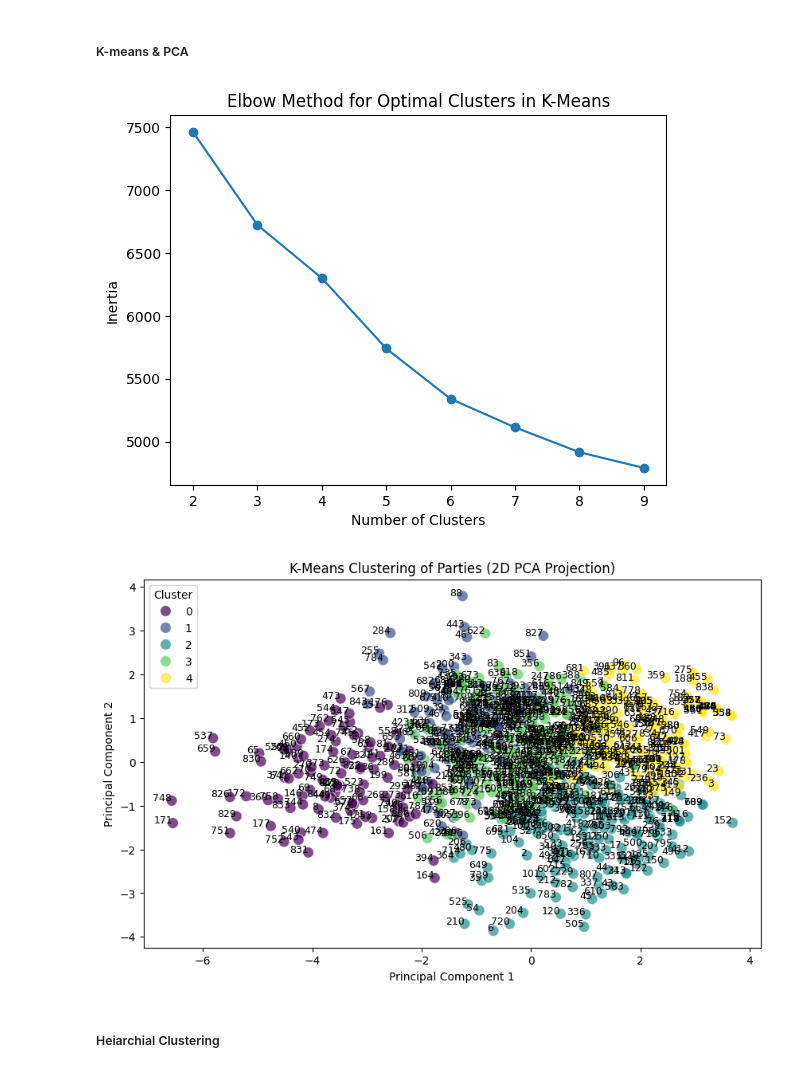
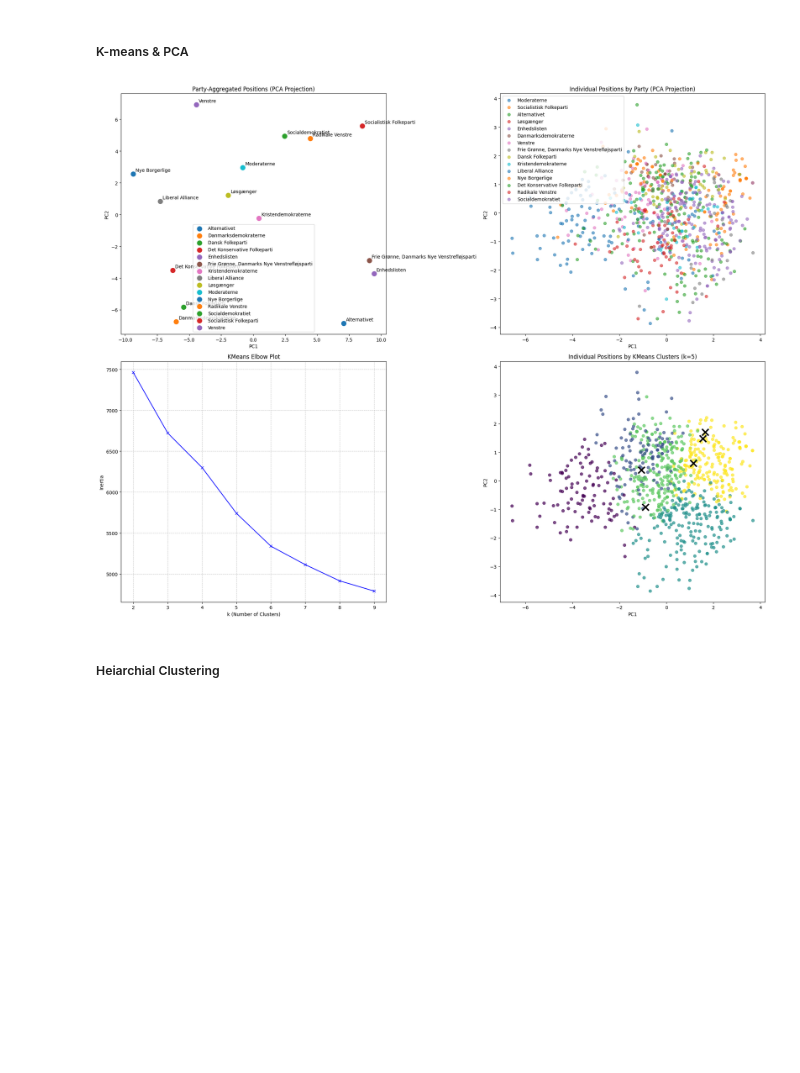
Before and after one commit to CuDevlin/Machine-Learning-Assignments, a Jupyter notebook: PA5/5. Candidate Test 2022 II.ipynb, the cells around one changed output. Cells and saved outputs as stored; diff of their text form; code cells hidden in the pictures; blank space fills up the shorter version.

```diff
--- a/PA5/5. Candidate Test 2022 II.ipynb
+++ b/PA5/5. Candidate Test 2022 II.ipynb
@@ -197,46 +197,73 @@ Party encoding mapping: {9: 'Moderaterne', 13: 'Socialistisk Folkeparti', 0: 'Al
 # %%
 from sklearn.decomposition import PCA
 from sklearn.cluster import KMeans
 import matplotlib.pyplot as plt
 import seaborn as sns
 
-# Perform K-Means clustering (try a range of clusters to find optimal number)
+# Set up a 2x2 plot layout
+fig, axs = plt.subplots(2, 2, figsize=(20, 16))
+
+# 1. Party Positions Aggregated Before PCA
+party_positions = party_answers.groupby('parti').mean()  # Aggregated by party
+pca = PCA(n_components=2)
+party_pca = pca.fit_transform(party_positions)
+
+# Plot aggregated positions by party
+for i, party in enumerate(party_positions.index):
+    axs[0, 0].scatter(party_pca[i, 0], party_pca[i, 1], s=100, label=party)
+    axs[0, 0].annotate(party, (party_pca[i, 0], party_pca[i, 1]), xytext=(5, 5), textcoords='offset points')
+axs[0, 0].set_title('Party-Aggregated Positions (PCA Projection)')
+axs[0, 0].set_xlabel('PC1')
+axs[0, 0].set_ylabel('PC2')
+axs[0, 0].legend(loc='best')
+
+# 2. Individual Positions by Party (PCA Projection)
+# Reduce the dimensionality of the individual data
+individual_pca = pca.fit_transform(party_answers[filtered_question_columns])
+
+for party in party_answers['parti'].unique():
+    mask = party_answers['parti'] == party
+    axs[0, 1].scatter(individual_pca[mask, 0], individual_pca[mask, 1], alpha=0.6, label=party)
+axs[0, 1].set_title('Individual Positions by Party (PCA Projection)')
+axs[0, 1].set_xlabel('PC1')
+axs[0, 1].set_ylabel('PC2')
+axs[0, 1].legend(loc='best')
+
+# 3. KMeans Elbow Plot
 inertia = []
-for k in range(2, 10):
+K = range(2, 10)  # Testing a range of k values from 2 to 9
+
+for k in K:
     kmeans = KMeans(n_clusters=k, random_state=42)
     kmeans.fit(party_answers[filtered_question_columns])
     inertia.append(kmeans.inertia_)
 
-# Plot inertia to help identify the optimal number of clusters
-plt.plot(range(2, 10), inertia, marker='o')
-plt.title('Elbow Method for Optimal Clusters in K-Means')
-plt.xlabel('Number of Clusters')
-plt.ylabel('Inertia')
-plt.show()
+# Plot inertia values to find the "elbow"
+axs[1, 0].plot(K, inertia, 'bx-')
+axs[1, 0].set_xlabel('k (Number of Clusters)')
+axs[1, 0].set_ylabel('Inertia')
+axs[1, 0].set_title('KMeans Elbow Plot')
+axs[1, 0].grid(True, linestyle='--', alpha=0.7)
 
-# Reduce the dimensionality of the data to 2D for visualization
-pca = PCA(n_components=2)
-reduced_data = pca.fit_transform(party_answers[filtered_question_columns])
-
-# Perform K-Means clustering with optimal clusters
-kmeans = KMeans(n_clusters=5, random_state=42)
+# 4. Individual Positions by KMeans Clusters (PCA Projection)
+# Perform KMeans with an optimal number of clusters (e.g., 5)
+optimal_k = 5
+kmeans = KMeans(n_clusters=optimal_k, random_state=42)
 kmeans_labels = kmeans.fit_predict(party_answers[filtered_question_columns])
 
-# Plot the 2D projection with clusters
-plt.figure(figsize=(10, 6))
-sns.scatterplot(x=reduced_data[:, 0], y=reduced_data[:, 1], hue=kmeans_labels, palette="viridis", s=100, alpha=0.7)
-plt.title("K-Means Clustering of Parties (2D PCA Projection)")
-plt.xlabel("Principal Component 1")
-plt.ylabel("Principal Component 2")
+# Plot individual positions with KMeans clusters
+scatter = axs[1, 1].scatter(individual_pca[:, 0], individual_pca[:, 1], c=kmeans_labels, cmap='viridis', alpha=0.7)
+# Mark centroids
+axs[1, 1].scatter(kmeans.cluster_centers_[:, 0], kmeans.cluster_centers_[:, 1], color='black', marker='x', s=200, linewidth=3)
+axs[1, 1].set_title(f'Individual Positions by KMeans Clusters (k={optimal_k})')
+axs[1, 1].set_xlabel('PC1')
+axs[1, 1].set_ylabel('PC2')
 
-# Annotate each point with the party name
-for i, party in enumerate(party_answers.index):
-    plt.text(reduced_data[i, 0], reduced_data[i, 1], party, fontsize=9, ha='right')
-plt.legend(title="Cluster", loc='best')
+# Adjust layout and display the plots
+plt.tight_layout()
 plt.show()
 # %% [output]
-[figure, old version]
+[figure, new version]
-[figure, removed]
 # %% [markdown]
 ##### Heiarchial Clustering
 # %%
```
Also changed, not shown: parts of 2 cells of this notebook.
